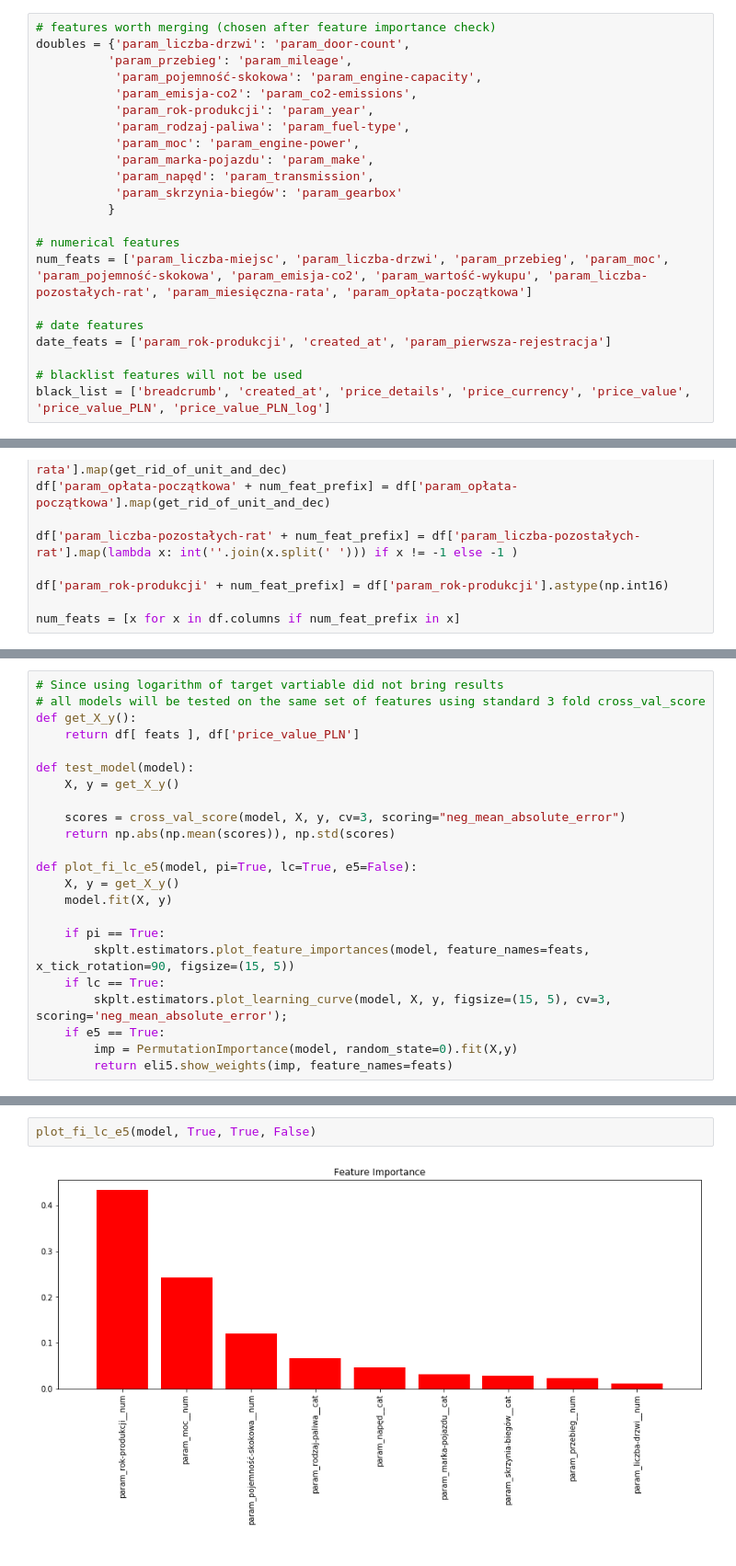
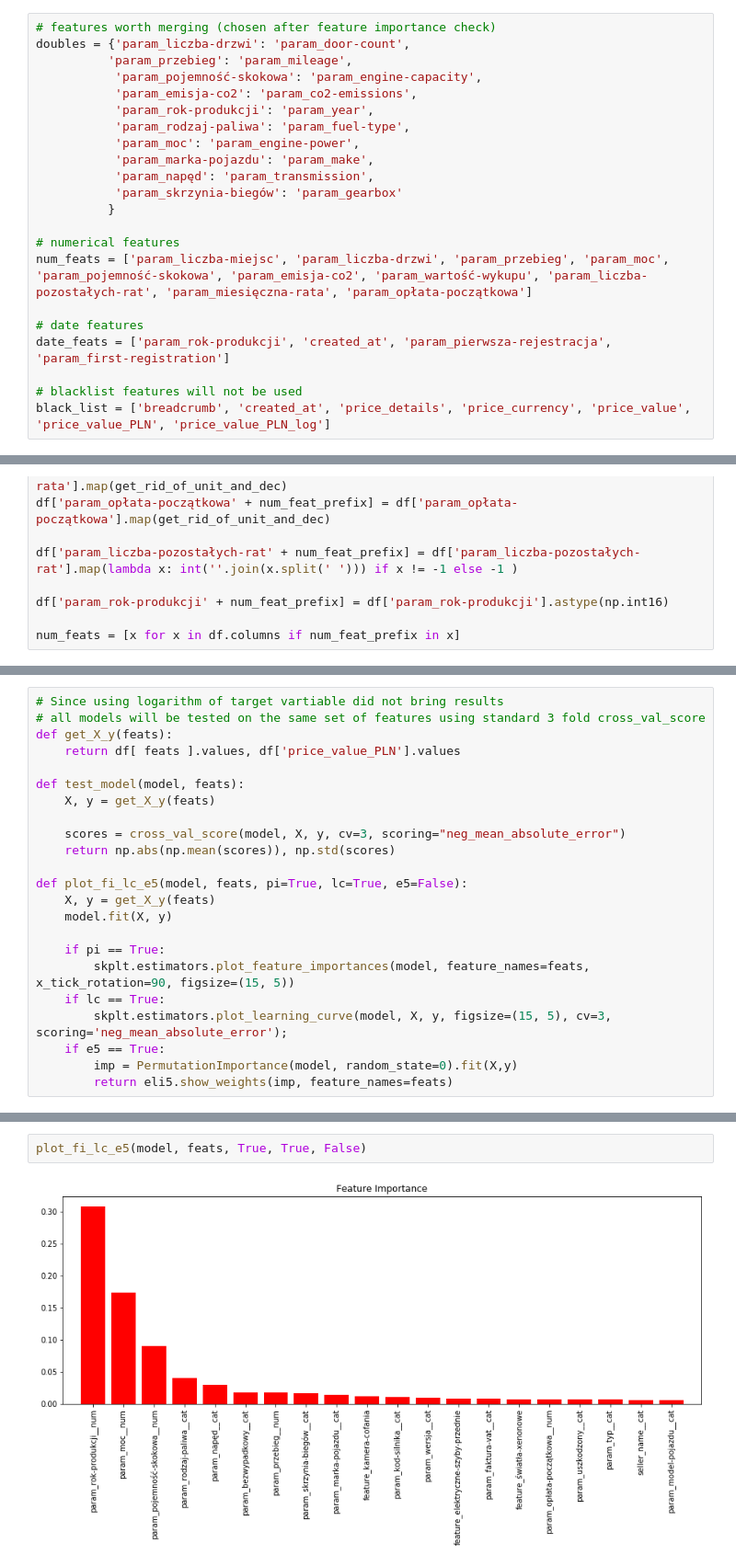
Before and after one commit to JakubStanczak/Car_price_predict, a Jupyter notebook: Car_price.ipynb, the cells around one changed output, grey strips where cells are left out. Shown at 92% size. Drawn from its saved outputs; the diff is of its cells as text.

```diff
--- a/Car_price.ipynb
+++ b/Car_price.ipynb
@@ -196,7 +190,7 @@ doubles = {'param_liczba-drzwi': 'param_door-count',
 num_feats = ['param_liczba-miejsc', 'param_liczba-drzwi', 'param_przebieg', 'param_moc', 'param_pojemność-skokowa', 'param_emisja-co2', 'param_wartość-wykupu', 'param_liczba-pozostałych-rat', 'param_miesięczna-rata', 'param_opłata-początkowa']
 
 # date features
-date_feats = ['param_rok-produkcji', 'created_at', 'param_pierwsza-rejestracja']
+date_feats = ['param_rok-produkcji', 'created_at', 'param_pierwsza-rejestracja', 'param_first-registration']
 
 # blacklist features will not be used
 black_list = ['breadcrumb', 'created_at', 'price_details', 'price_currency', 'price_value', 'price_value_PLN', 'price_value_PLN_log']
@@ -425,17 +444,17 @@ feats = list(bool_feats) + list(cat_feats) + list(num_feats)
 # %%
 # Since using logarithm of target vartiable did not bring results
 # all models will be tested on the same set of features using standard 3 fold cross_val_score
-def get_X_y():
-    return df[ feats ], df['price_value_PLN']
+def get_X_y(feats):
+    return df[ feats ].values, df['price_value_PLN'].values
 
-def test_model(model):
-    X, y = get_X_y()
+def test_model(model, feats):
+    X, y = get_X_y(feats)
 
     scores = cross_val_score(model, X, y, cv=3, scoring="neg_mean_absolute_error")
     return np.abs(np.mean(scores)), np.std(scores)
 
-def plot_fi_lc_e5(model, pi=True, lc=True, e5=False):
-    X, y = get_X_y()
+def plot_fi_lc_e5(model, feats, pi=True, lc=True, e5=False):
+    X, y = get_X_y(feats)
     model.fit(X, y)
 
     if pi == True:
@@ -483,4 +510,4 @@ test_model(model)
 # %%
-plot_fi_lc_e5(model, True, True, False)
+plot_fi_lc_e5(model, feats, True, True, False)
 # %% [output]
-[figure, old version]
+[figure, new version]
```
Also changed, not shown: parts of 36 cells of this notebook.
